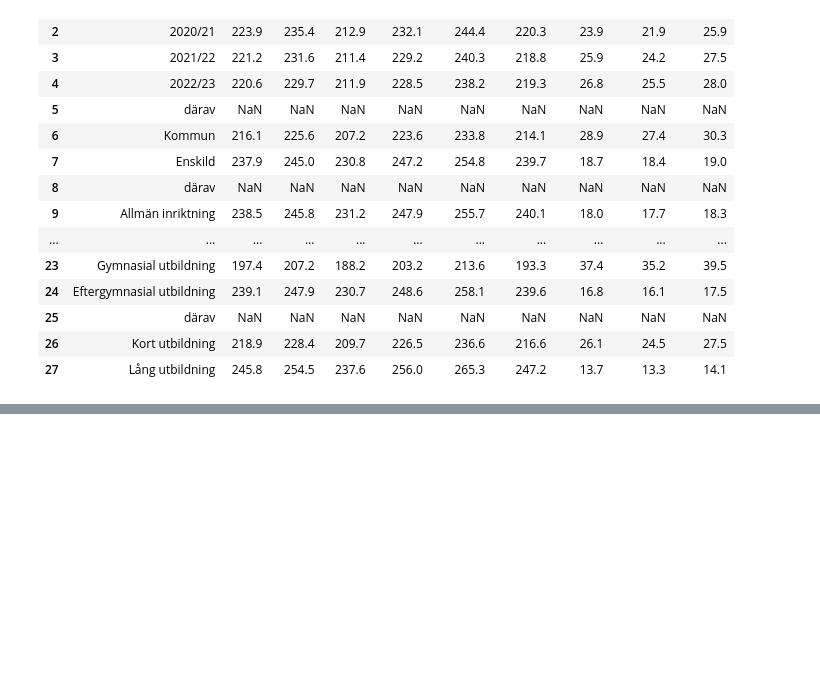
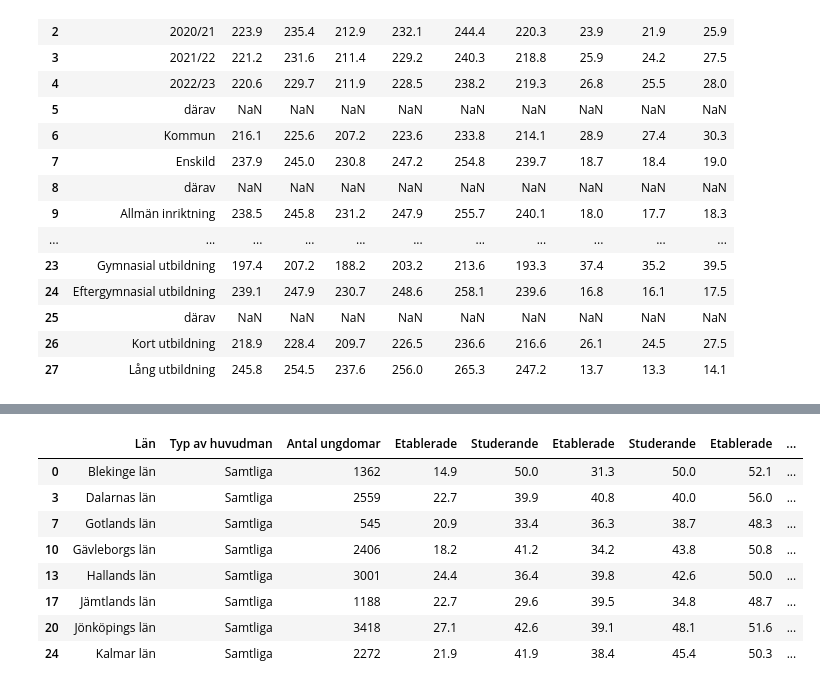
Before and after one commit to NoahEliasson/Python-Noah-Eliasson-OPA23, a Jupyter notebook: labb_2/labb_2.ipynb, the cells around one changed output, grey strips where cells are left out. Drawn from its saved outputs; the diff is of its cells as text; code cells hidden in the pictures; blank space fills up the shorter version.

```diff
--- a/labb_2/labb_2.ipynb
+++ b/labb_2/labb_2.ipynb
@@ -226,0 +239,13 @@ ValueError: Value of 'y' is not the name of a column in 'data_frame'. Expected o
+# %%
+def read_excels(excel, skiprow_count, skipfooter_count):
+    df_name = pd.read_excel(excel, skiprows=skiprow_count, skipfooter=skipfooter_count)
+    return df_name
+
+df_subject_results = read_excels("../data/Gymnasieskola - Vad ungdomar gör efter gymnasieskolan 2013 Län.xlsx", 9, 0)
+df_subject_results
+indices_to_select = [0, 3, 7, 10, 13, 17, 20, 24]
+new_df = df_subject_results.iloc[indices_to_select]
+new_df.drop("Länskod", axis=1, inplace=True)
+new_df.rename("e")
+melted_df = pd.melt(new_df, id_vars='Län', var_name='Percentage_Type', value_name='Percentage')
+melted_df
@@ -226,0 +269,12 @@ ValueError: Value of 'y' is not the name of a column in 'data_frame'. Expected o
+# %%
+new_df
+# %% [output]
+|  | Län | Typ av huvudman | Antal ungdomar | Etablerade | Studerande | Etablerade | Studerande | Etablerade | ... |
+| 0 | Blekinge län | Samtliga | 1362 | 14.9 | 50.0 | 31.3 | 50.0 | 52.1 | ... |
+| 3 | Dalarnas län | Samtliga | 2559 | 22.7 | 39.9 | 40.8 | 40.0 | 56.0 | ... |
+| 7 | Gotlands län | Samtliga | 545 | 20.9 | 33.4 | 36.3 | 38.7 | 48.3 | ... |
+| 10 | Gävleborgs län | Samtliga | 2406 | 18.2 | 41.2 | 34.2 | 43.8 | 50.8 | ... |
+| 13 | Hallands län | Samtliga | 3001 | 24.4 | 36.4 | 39.8 | 42.6 | 50.0 | ... |
+| 17 | Jämtlands län | Samtliga | 1188 | 22.7 | 29.6 | 39.5 | 34.8 | 48.7 | ... |
+| 20 | Jönköpings län | Samtliga | 3418 | 27.1 | 42.6 | 39.1 | 48.1 | 51.6 | ... |
+| 24 | Kalmar län | Samtliga | 2272 | 21.9 | 41.9 | 38.4 | 45.4 | 50.3 | ... |
```
Also changed, not shown: parts of 12 cells of this notebook, 12 other files.
